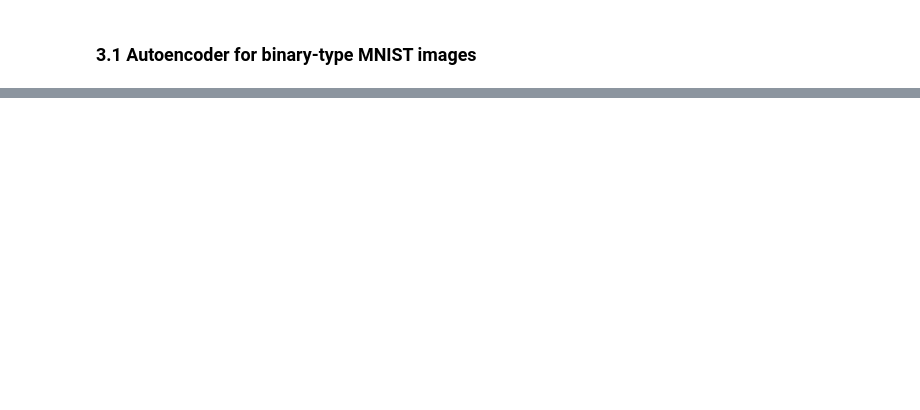
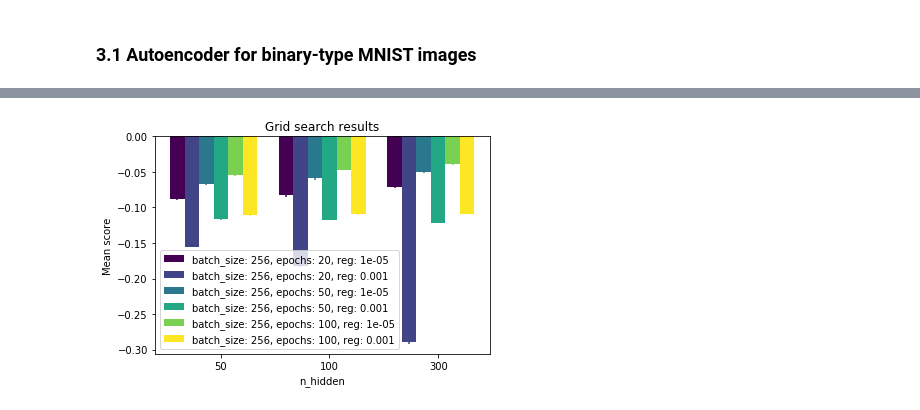
Before and after one commit to romainrey/ANN_DD2437, a Jupyter notebook: Labs_Code/Lab 4/Part 1.ipynb, the cells around one changed output, grey strips where cells are left out. Cells and saved outputs as stored; diff of their text form; code cells hidden in the pictures; blank space fills up the shorter version.

```diff
--- a/Labs_Code/Lab 4/Part 1.ipynb
+++ b/Labs_Code/Lab 4/Part 1.ipynb
@@ -154,0 +96,5 @@ gr.best_params_
+# %%
+from sklearn_evaluation import plot
+ax = plot.grid_search(gr.grid_scores_, change = 'n_hidden', kind = 'bar', subset = {'reg' : [0.00001, 0.001]})
+# %% [output]
+[figure, added]
```
Also changed, not shown: parts of 24 cells of this notebook.
